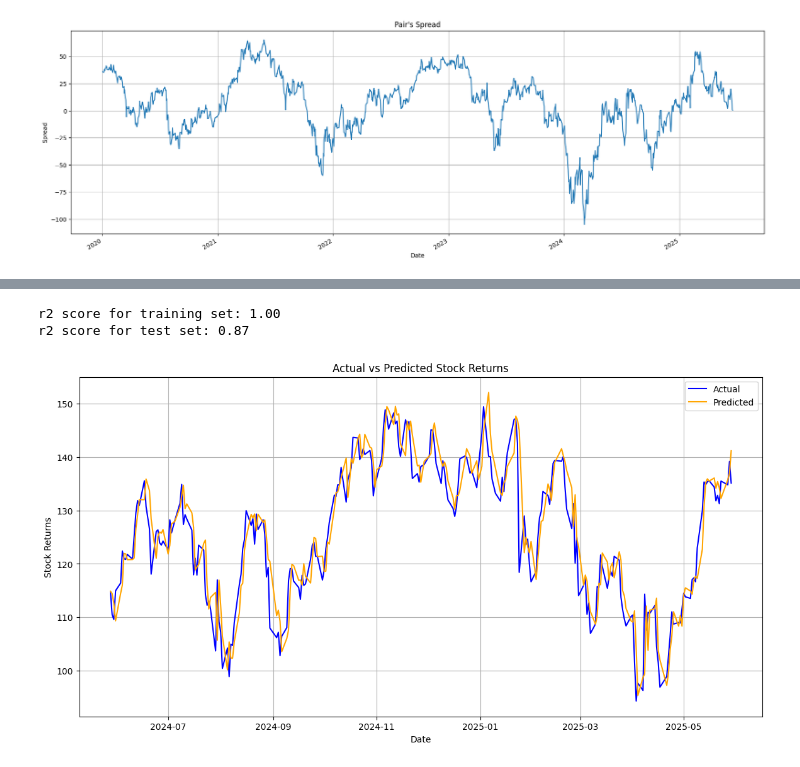
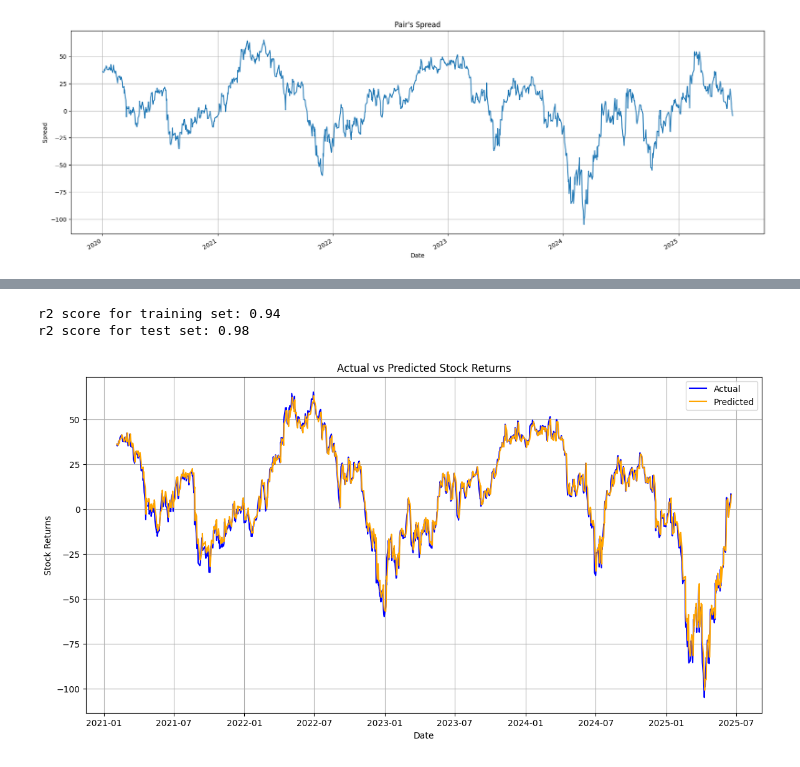
Before and after one commit to marabsatt/blackwell, a Jupyter notebook: main.ipynb, the cells around one changed output, grey strips where cells are left out. Saved outputs shown, nothing was run; the diff lists cells and outputs as text; code cells hidden in the pictures.

Commit message:
Finalized regression analysis along with theoretical checks to confirm the necessary assumptions

```diff
--- a/main.ipynb
+++ b/main.ipynb
@@ -380,8 +288,0 @@ df.columns = ['close', 'high', 'low', 'open', 'volume']
-# %%
-df['5MA_Returns'] = df['close'].rolling(window=5).mean().pct_change(periods=5)
-df['15MA_Returns'] = df['close'].rolling(window=15).mean().pct_change(periods=15)
-df['50MA_Returns'] = df['close'].rolling(window=50).mean().pct_change(periods=50)
-df['5Volatility'] = df['close'].rolling(window=5).std()
-df['next_close'] = df['close'].shift(-1)
-df['returns'] = df['close'].pct_change()
-df.dropna(inplace=True)
@@ -416,11 +289,3 @@ Highest correlation pair: ('high', 'open') with correlation value: 1.00
-# %%
-x_train, x_test, y_train, y_test = train_test_split(
-    df[df.columns[:-1]],
-    df['next_close'],
-    test_size=0.2,
-    shuffle=False
-    )
 # %%
-lr = LinearRegression()
-lr.fit(x_train, y_train)
-y_pred = lr.predict(x_test)
+lr_model = LinearRegression()
+lr_model.fit(x_train, y_train)
@@ -426,0 +294,3 @@ y_pred = lr.predict(x_test)
+# %%
+y_pred = lr_model.predict(x_test)
+y_pred
@@ -438,21 +311,24 @@ Linear Regression R^2: 0.87
 # %%
 # Checking for overfitting
-act_val = lr.score(x_train, y_train)
-pred_val = lr.score(x_test, y_test)
+act_val = lr_model.score(x_train, y_train)
+pred_val = lr_model.score(x_test, y_test)
 print(f'r2 score for training set: {act_val:.2f}')
 print(f'r2 score for test set: {pred_val:.2f}')
 # %% [output]
-r2 score for training set: 1.00
-r2 score for test set: 0.87
+r2 score for training set: 0.94
+r2 score for test set: 0.98
 # %%
 plt.figure(figsize=(14, 7))
-plt.plot(x_test.index, y_test, label='Actual', color='blue')
-plt.plot(x_test.index, y_pred, label='Predicted', color='orange')
+# Get the dates from the original DataFrame
+test_dates = df.index[-len(y_test):]
+
+plt.plot(test_dates, y_test, label='Actual', color='blue')
+plt.plot(test_dates, y_pred, label='Predicted', color='orange')
 plt.title('Actual vs Predicted Stock Returns')
 plt.xlabel('Date')
 plt.ylabel('Stock Returns')
 plt.legend()
 plt.grid()
 # %% [output]
-[figure, old version]
+[figure, new version]
 # %%
```
Also changed, not shown: parts of 34 cells of this notebook.
